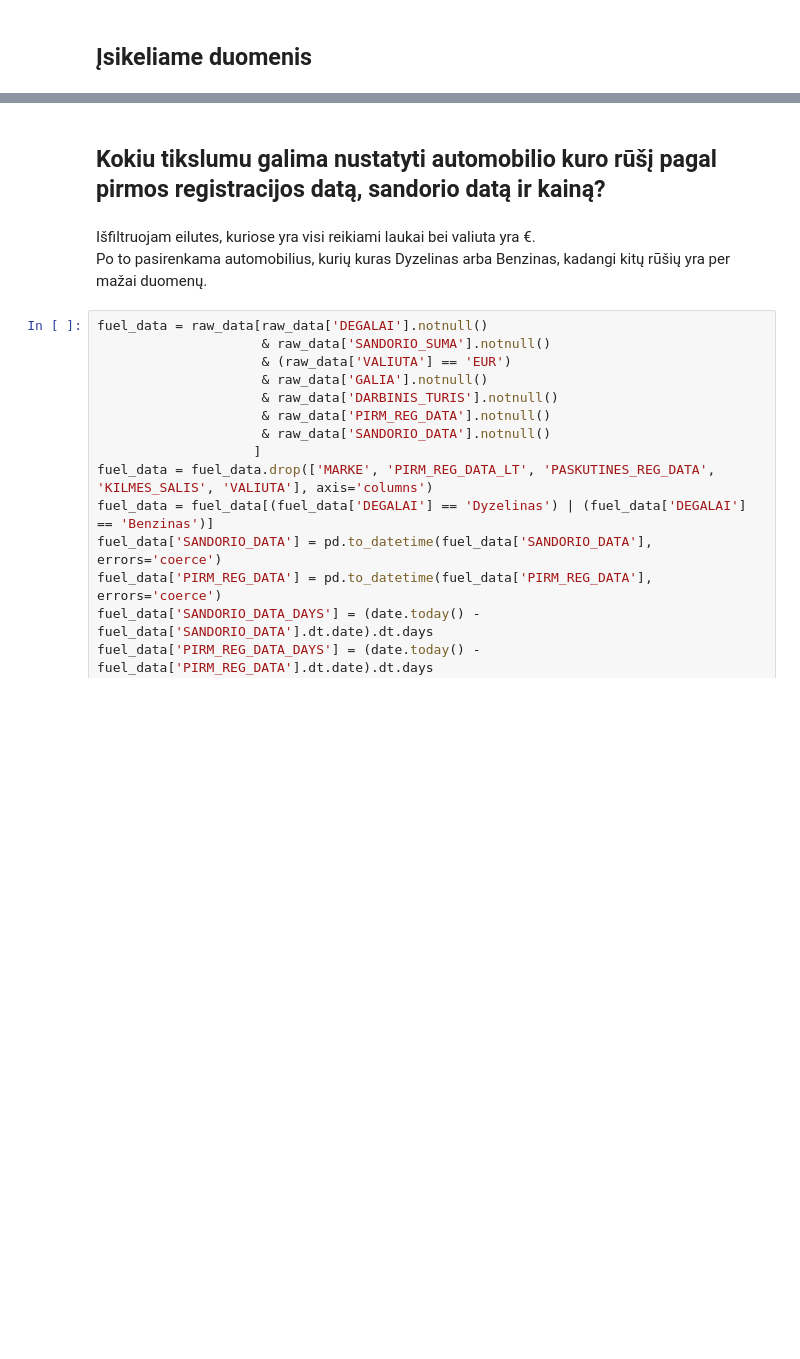
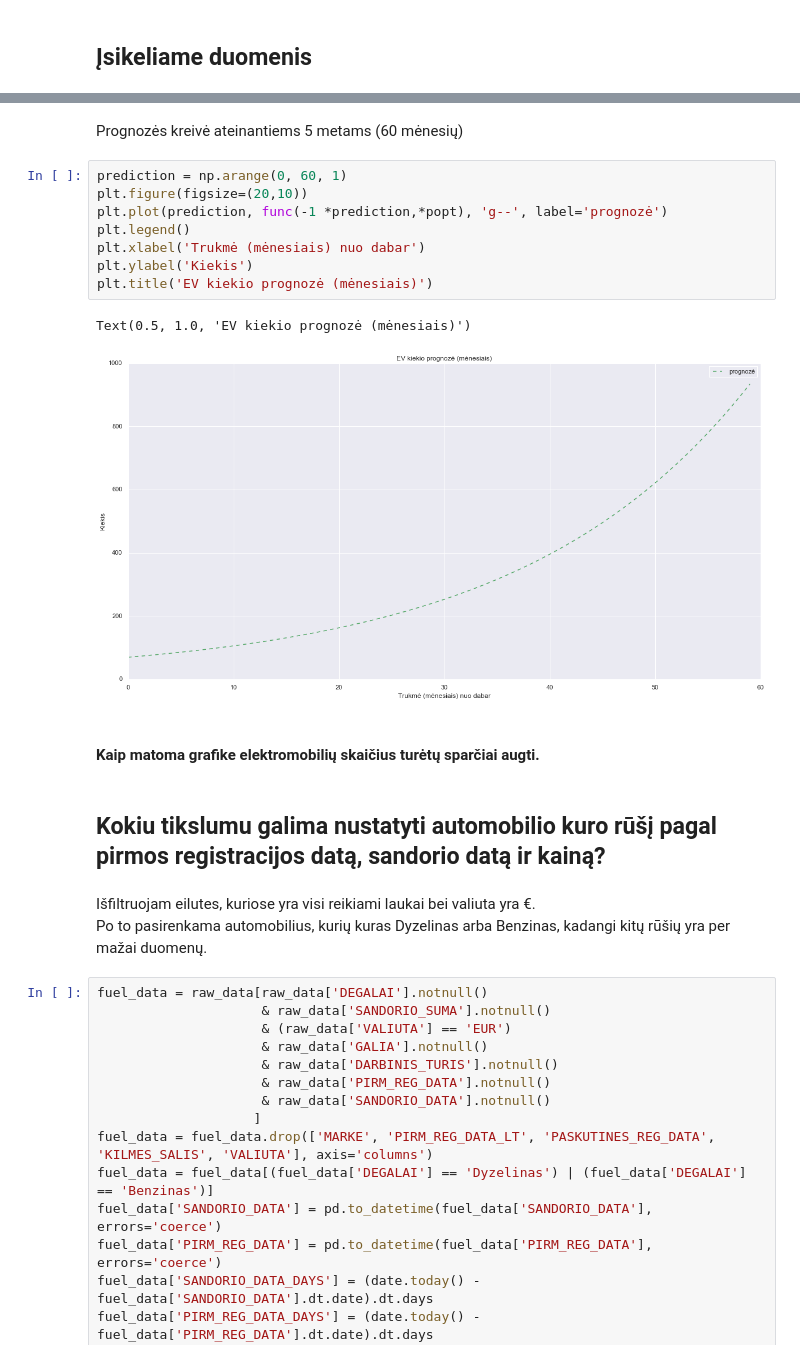
Before and after one commit to AlgirdasKartavicius/MM_2miniProjektas, a Jupyter notebook: 2MiniProjektas.ipynb, the cells around one changed output, grey strips where cells are left out. Drawn from its saved outputs; the diff is of its cells as text; blank space fills up the shorter version.

```diff
--- a/2MiniProjektas.ipynb
+++ b/2MiniProjektas.ipynb
@@ -66,3 +230,18 @@ raw_data.head()
+# %% [markdown]
+Prognozės kreivė ateinantiems 5 metams (60 mėnesių)
+# %%
+prediction = np.arange(0, 60, 1)
+plt.figure(figsize=(20,10))
+plt.plot(prediction, func(-1 *prediction,*popt), 'g--', label='prognozė')
+plt.legend()
+plt.xlabel('Trukmė (mėnesiais) nuo dabar')
+plt.ylabel('Kiekis')
+plt.title('EV kiekio prognozė (mėnesiais)')
+# %% [output]
+Text(0.5, 1.0, 'EV kiekio prognozė (mėnesiais)')
+[figure, added]
+# %% [markdown]
+#### Kaip matoma grafike elektromobilių skaičius turėtų sparčiai augti.
 # %% [markdown]
 ##  Kokiu tikslumu galima nustatyti automobilio kuro rūšį pagal  pirmos registracijos datą, sandorio datą ir kainą?
 # %% [markdown]
```
Also changed, not shown: parts of 43 cells of this notebook, 1 other file.
